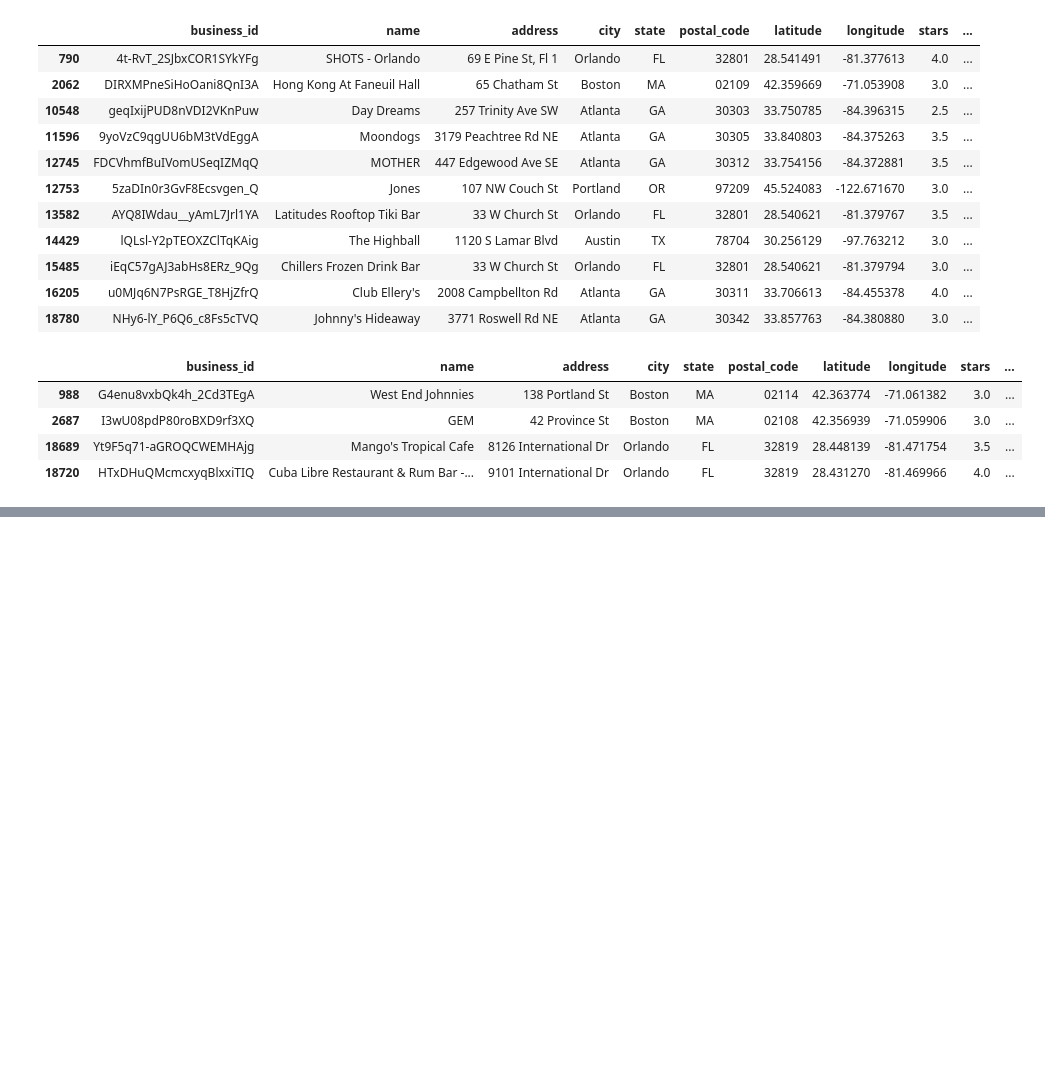
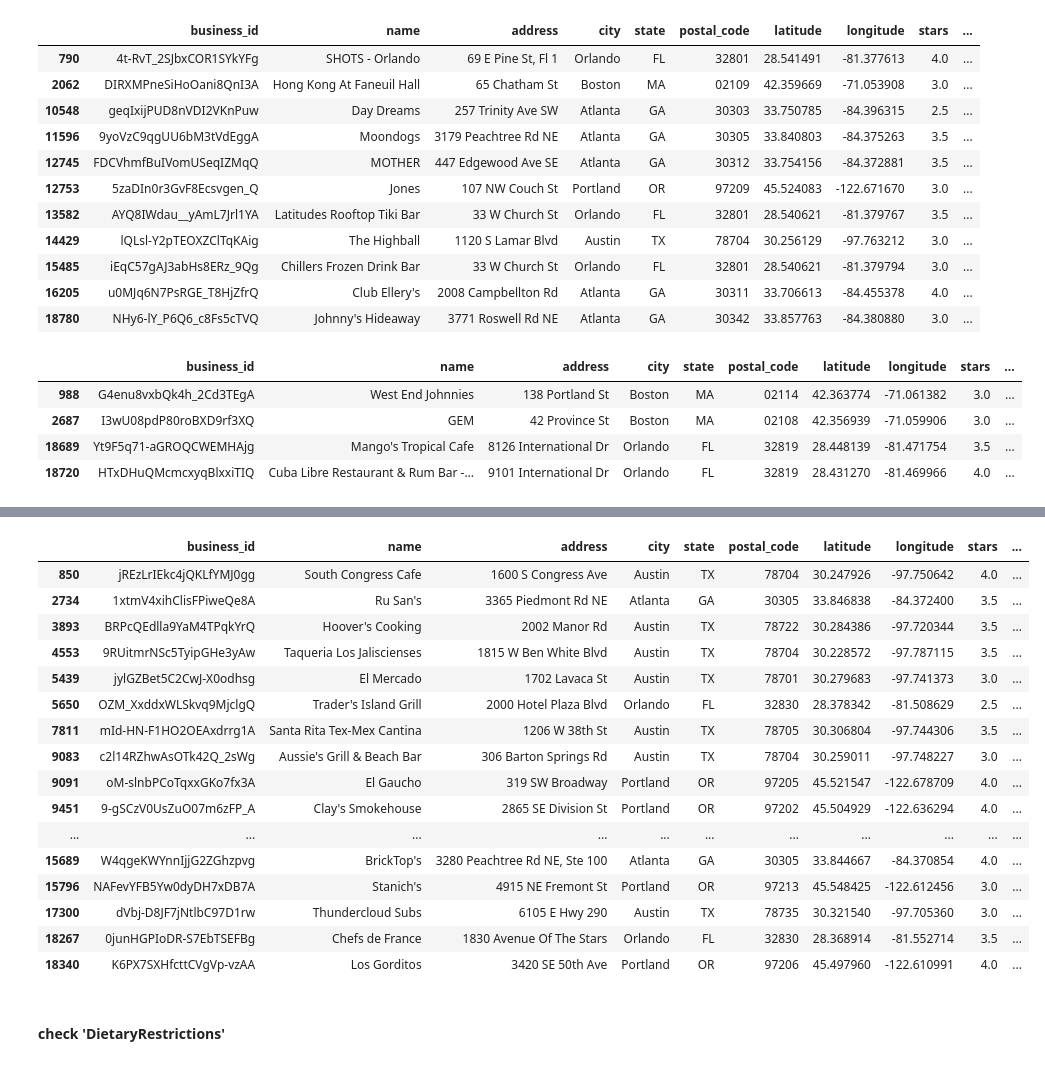
Before and after one commit to christinabrady/ds4a_women_project, a Jupyter notebook: clean-restaurant-data.ipynb, the cells around one changed output, grey strips where cells are left out. Saved outputs shown, nothing was run; the diff lists cells and outputs as text; code cells hidden in the pictures; blank space fills up the shorter version.

```diff
--- a/clean-restaurant-data.ipynb
+++ b/clean-restaurant-data.ipynb
@@ -636,0 +683,2 @@ restaurants_nomissing_attr_df[restaurants_nomissing_attr_df.attributes.apply(lam
+# %%
+attr = 'Open24Hours'
@@ -636,0 +697,22 @@ restaurants_nomissing_attr_df[restaurants_nomissing_attr_df.attributes.apply(lam
+# %%
+restaurants_nomissing_attr_df[restaurants_nomissing_attr_df.attributes.apply(lambda x: x.get(attr)) == 'False']
+# %% [output]
+|  | business_id | name | address | city | state | postal_code | latitude | longitude | stars | ... |
+| 850 | jREzLrIEkc4jQKLfYMJ0gg | South Congress Cafe | 1600 S Congress Ave | Austin | TX | 78704 | 30.247926 | -97.750642 | 4.0 | ... |
+| 2734 | 1xtmV4xihClisFPiweQe8A | Ru San's | 3365 Piedmont Rd NE | Atlanta | GA | 30305 | 33.846838 | -84.372400 | 3.5 | ... |
+| 3893 | BRPcQEdlla9YaM4TPqkYrQ | Hoover's Cooking | 2002 Manor Rd | Austin | TX | 78722 | 30.284386 | -97.720344 | 3.5 | ... |
+| 4553 | 9RUitmrNSc5TyipGHe3yAw | Taqueria Los Jaliscienses | 1815 W Ben White Blvd | Austin | TX | 78704 | 30.228572 | -97.787115 | 3.5 | ... |
+| 5439 | jylGZBet5C2CwJ-X0odhsg | El Mercado | 1702 Lavaca St | Austin | TX | 78701 | 30.279683 | -97.741373 | 3.0 | ... |
+| 5650 | OZM_XxddxWLSkvq9MjclgQ | Trader's Island Grill | 2000 Hotel Plaza Blvd | Orlando | FL | 32830 | 28.378342 | -81.508629 | 2.5 | ... |
+| 7811 | mId-HN-F1HO2OEAxdrrg1A | Santa Rita Tex-Mex Cantina | 1206 W 38th St | Austin | TX | 78705 | 30.306804 | -97.744306 | 3.5 | ... |
+| 9083 | c2l14RZhwAsOTk42Q_2sWg | Aussie's Grill & Beach Bar | 306 Barton Springs Rd | Austin | TX | 78704 | 30.259011 | -97.748227 | 3.0 | ... |
+| 9091 | oM-slnbPCoTqxxGKo7fx3A | El Gaucho | 319 SW Broadway | Portland | OR | 97205 | 45.521547 | -122.678709 | 4.0 | ... |
+| 9451 | 9-gSCzV0UsZuO07m6zFP_A | Clay's Smokehouse | 2865 SE Division St | Portland | OR | 97202 | 45.504929 | -122.636294 | 4.0 | ... |
+| ... | ... | ... | ... | ... | ... | ... | ... | ... | ... | ... |
+| 15689 | W4qgeKWYnnIjjG2ZGhzpvg | BrickTop's | 3280 Peachtree Rd NE, Ste 100 | Atlanta | GA | 30305 | 33.844667 | -84.370854 | 4.0 | ... |
+| 15796 | NAFevYFB5Yw0dyDH7xDB7A | Stanich's | 4915 NE Fremont St | Portland | OR | 97213 | 45.548425 | -122.612456 | 3.0 | ... |
+| 17300 | dVbj-D8JF7jNtlbC97D1rw | Thundercloud Subs | 6105 E Hwy 290 | Austin | TX | 78735 | 30.321540 | -97.705360 | 3.0 | ... |
+| 18267 | 0junHGPIoDR-S7EbTSEFBg | Chefs de France | 1830 Avenue Of The Stars | Orlando | FL | 32830 | 28.368914 | -81.552714 | 3.5 | ... |
+| 18340 | K6PX7SXHfcttCVgVp-vzAA | Los Gorditos | 3420 SE 50th Ave | Portland | OR | 97206 | 45.497960 | -122.610991 | 4.0 | ... |
+# %% [markdown]
+#### check 'DietaryRestrictions'
```
Also changed, not shown: parts of 25 cells of this notebook.
